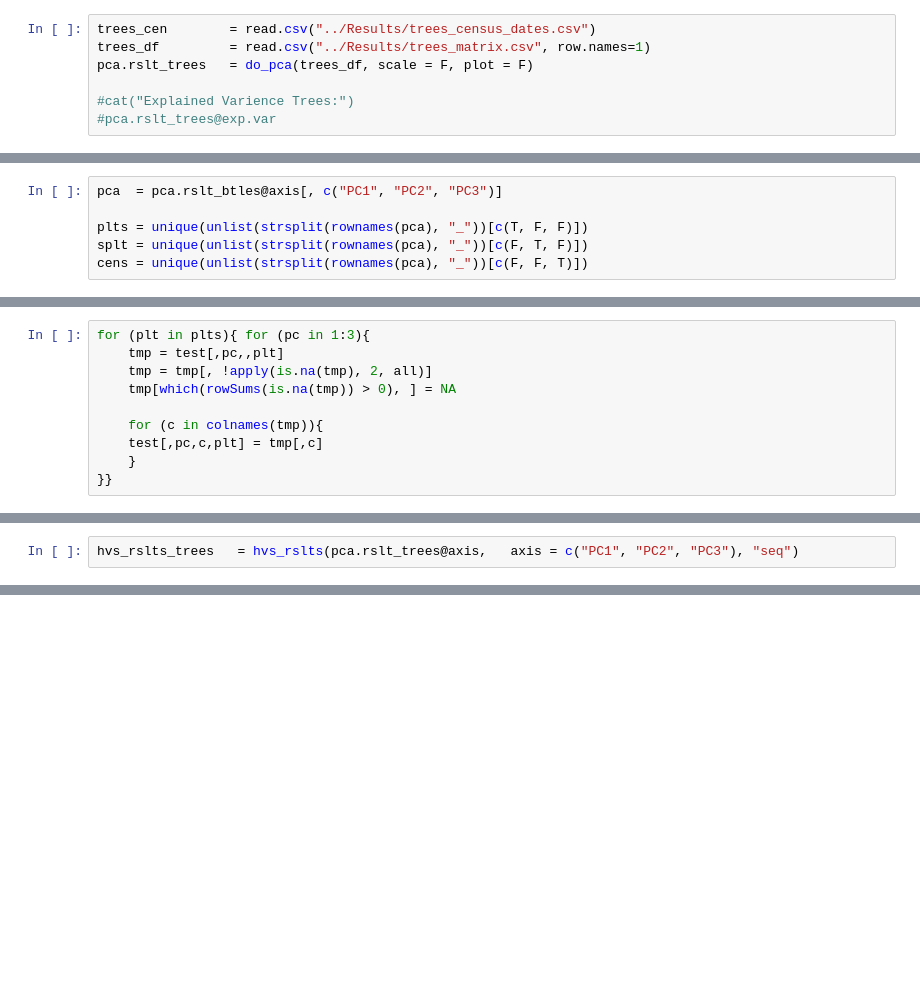
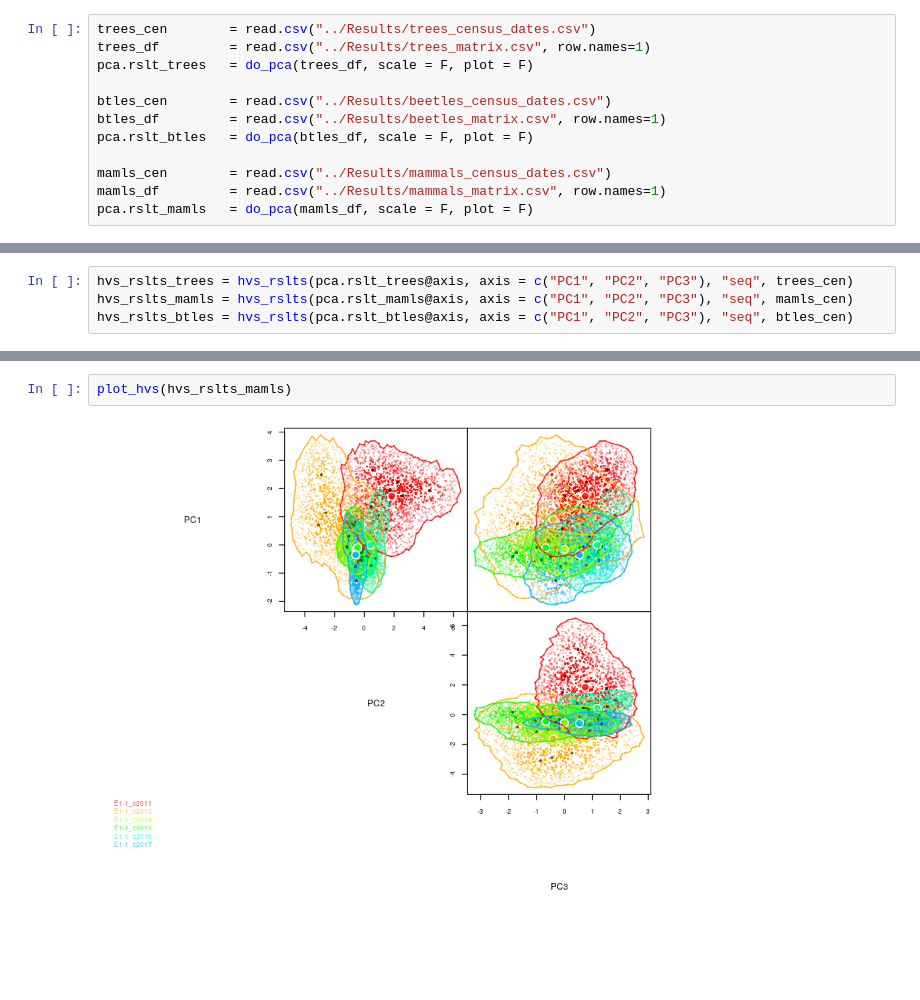
Before and after one commit to dbridg15/masters_project, a Jupyter notebook: Code/playing.ipynb, the cells around one changed output, grey strips where cells are left out. Cells and saved outputs as stored; diff of their text form; blank space fills up the shorter version.

```diff
--- a/Code/playing.ipynb
+++ b/Code/playing.ipynb
@@ -9,5 +25,10 @@ trees_cen        = read.csv("../Results/trees_census_dates.csv")
 trees_df         = read.csv("../Results/trees_matrix.csv", row.names=1)
 pca.rslt_trees   = do_pca(trees_df, scale = F, plot = F)
 
-#cat("Explained Varience Trees:")
-#pca.rslt_trees@exp.var
+btles_cen        = read.csv("../Results/beetles_census_dates.csv")
+btles_df         = read.csv("../Results/beetles_matrix.csv", row.names=1)
+pca.rslt_btles   = do_pca(btles_df, scale = F, plot = F)
+
+mamls_cen        = read.csv("../Results/mammals_census_dates.csv")
+mamls_df         = read.csv("../Results/mammals_matrix.csv", row.names=1)
+pca.rslt_mamls   = do_pca(mamls_df, scale = F, plot = F)
@@ -102,6 +34,0 @@ b["VJR_579_P3", ]
-# %%
-pca  = pca.rslt_btles@axis[, c("PC1", "PC2", "PC3")]
-
-plts = unique(unlist(strsplit(rownames(pca), "_"))[c(T, F, F)])
-splt = unique(unlist(strsplit(rownames(pca), "_"))[c(F, T, F)])
-cens = unique(unlist(strsplit(rownames(pca), "_"))[c(F, F, T)])
@@ -116,10 +34,0 @@ for (plt in plts){ for (sp in splt){ for (cen in cens){
-# %%
-for (plt in plts){ for (pc in 1:3){
-    tmp = test[,pc,,plt]
-    tmp = tmp[, !apply(is.na(tmp), 2, all)]
-    tmp[which(rowSums(is.na(tmp)) > 0), ] = NA
-
-    for (c in colnames(tmp)){
-    test[,pc,c,plt] = tmp[,c]
-    }
-}}
@@ -237,5 +35,7 @@ hvs_rslts <- function(df, axis, what = "seq"){
 # %%
-hvs_rslts_trees   = hvs_rslts(pca.rslt_trees@axis,   axis = c("PC1", "PC2", "PC3"), "seq")
+hvs_rslts_trees = hvs_rslts(pca.rslt_trees@axis, axis = c("PC1", "PC2", "PC3"), "seq", trees_cen)
+hvs_rslts_mamls = hvs_rslts(pca.rslt_mamls@axis, axis = c("PC1", "PC2", "PC3"), "seq", mamls_cen)
+hvs_rslts_btles = hvs_rslts(pca.rslt_btles@axis, axis = c("PC1", "PC2", "PC3"), "seq", btles_cen)
 # %% [output]
 Building Hypervolume  36  of  36 :  Tower_c4
 Comparing Hypervolume 27  of  27 :  Tower_c3-c4
@@ -343,0 +48,4 @@ trees_df
+# %%
+plot_hvs(hvs_rslts_mamls)
+# %% [output]
+[figure, added]
```
Also changed, not shown: parts of 29 cells of this notebook, 2 other files.
